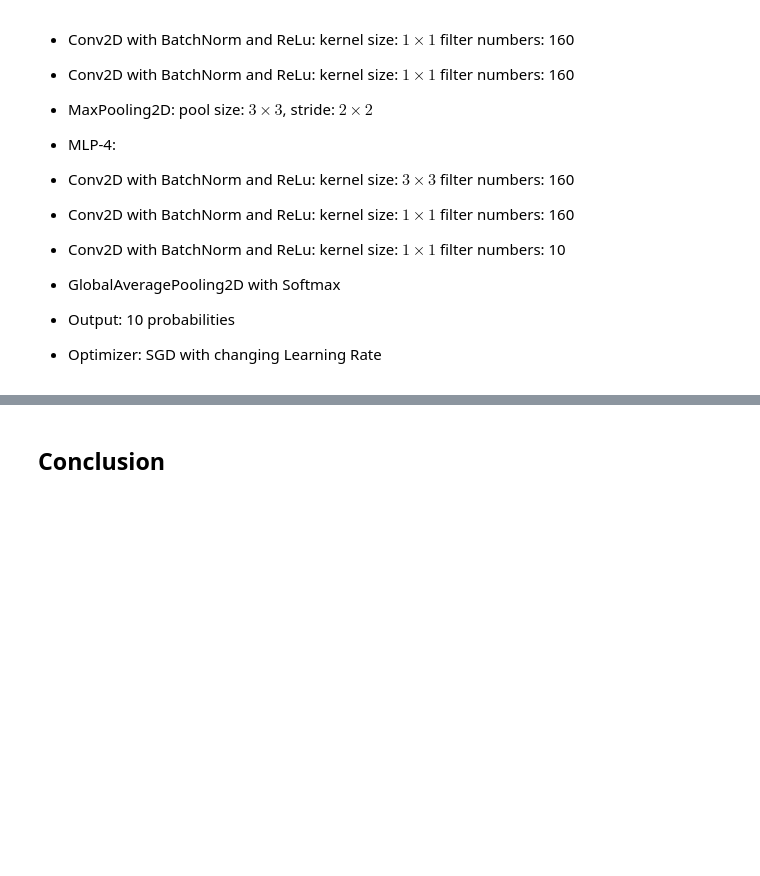
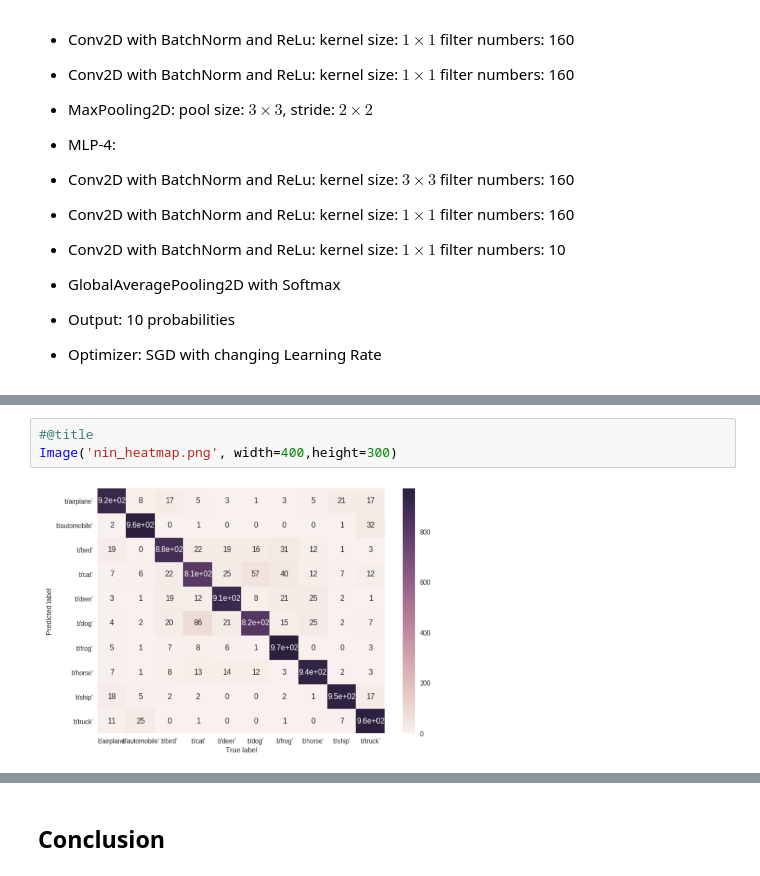
Before and after one commit to wxya2017/GR5242-CIFAR10, a Jupyter notebook: Final_Project_Report.ipynb, the cells around one changed output, grey strips where cells are left out. Cells and saved outputs as stored; diff of their text form; blank space fills up the shorter version.

```diff
--- a/Final_Project_Report.ipynb
+++ b/Final_Project_Report.ipynb
@@ -121,0 +131,5 @@ Image('mlp figure.png', width = 400, height = 200)
+# %%
+#@title
+Image('nin_heatmap.png', width=400,height=300)
+# %% [output]
+[figure, added]
```
Also changed, not shown: parts of 13 cells of this notebook.
